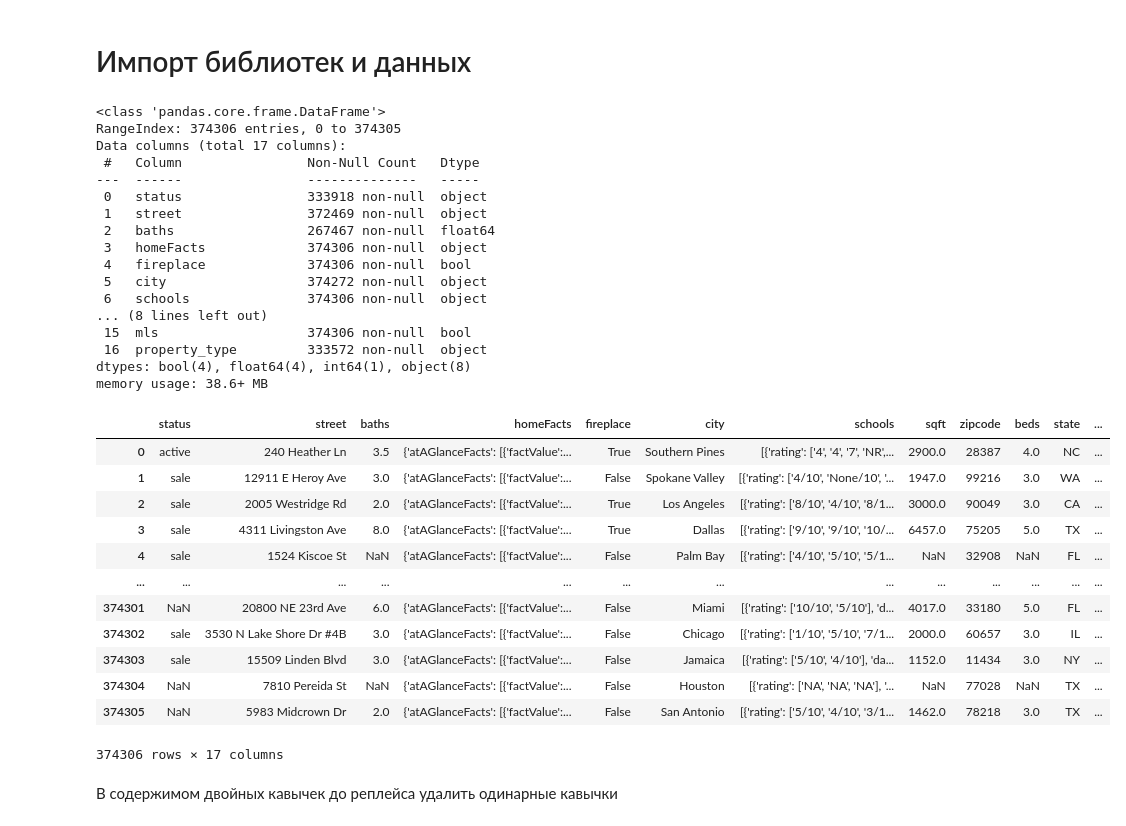
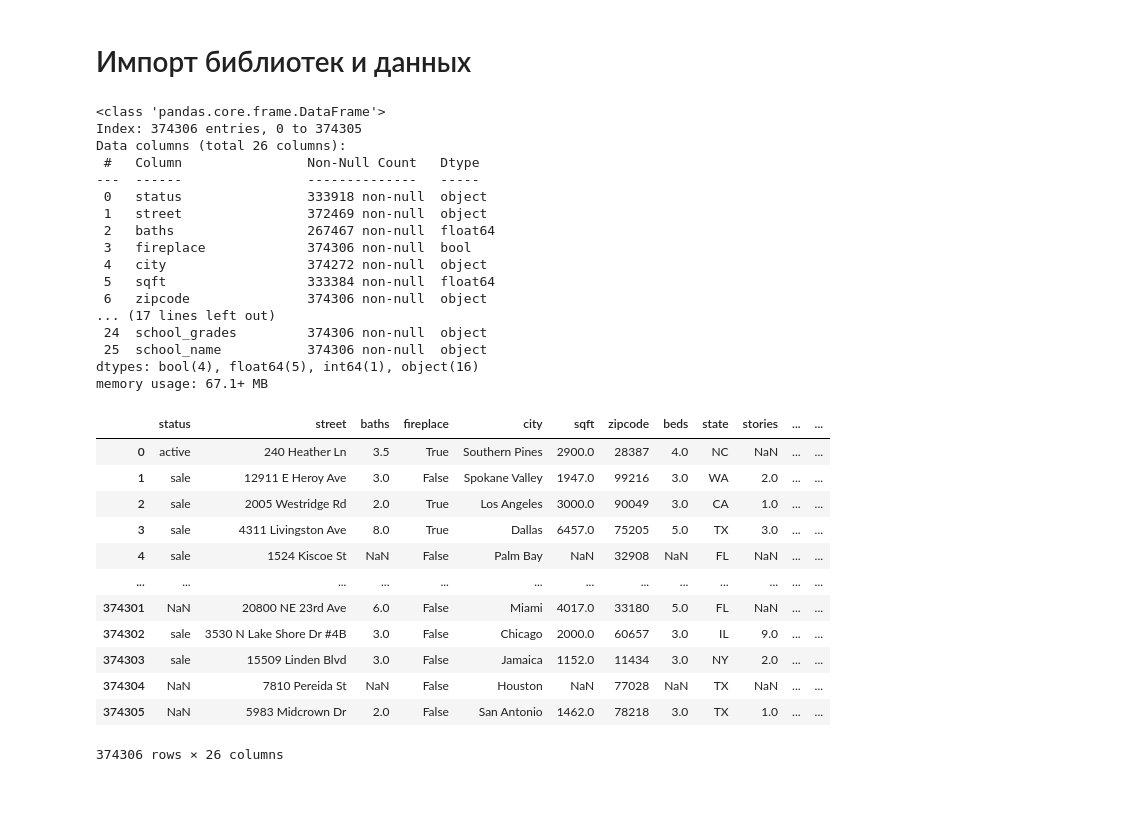
Before and after one commit to mvulf/housing_cost, a Jupyter notebook: notebooks/2.0-mv-eda.ipynb, the cells around one changed output. Saved outputs shown, nothing was run; the diff lists cells and outputs as text; code cells hidden in the pictures; blank space fills up the shorter version.

Commit message:
[ADD] homeFacts and schools props to 1.0_first_process.csv

```diff
--- a/notebooks/2.0-mv-eda.ipynb
+++ b/notebooks/2.0-mv-eda.ipynb
@@ -29,41 +29,40 @@ interim_data = Path(root_folder, 'data', 'interim', '1.0_first_process.csv')
 # %%
 df = pd.read_csv(
     interim_data,
     index_col=0
 )
-df = df.reset_index(drop=True)
+# IMPORTANT FOR FURTHER LIST ANALYSIS!
+df = build_features.get_df_with_lists(df)
 df.info()
 display(df)
 # %% [output]
 <class 'pandas.core.frame.DataFrame'>
-RangeIndex: 374306 entries, 0 to 374305
-Data columns (total 17 columns):
+Index: 374306 entries, 0 to 374305
+Data columns (total 26 columns):
  #   Column                Non-Null Count   Dtype
 ---  ------                --------------   -----
  0   status                333918 non-null  object
  1   street                372469 non-null  object
  2   baths                 267467 non-null  float64
- 3   homeFacts             374306 non-null  object
- 4   fireplace             374306 non-null  bool
- 5   city                  374272 non-null  object
- 6   schools               374306 non-null  object
-... (8 lines left out)
- 15  mls                   374306 non-null  bool
- 16  property_type         333572 non-null  object
-dtypes: bool(4), float64(4), int64(1), object(8)
-memory usage: 38.6+ MB
+ 3   fireplace             374306 non-null  bool
+ 4   city                  374272 non-null  object
+ 5   sqft                  333384 non-null  float64
+ 6   zipcode               374306 non-null  object
+... (17 lines left out)
+ 24  school_grades         374306 non-null  object
+ 25  school_name           374306 non-null  object
+dtypes: bool(4), float64(5), int64(1), object(16)
+memory usage: 67.1+ MB
-|  | status | street | baths | homeFacts | fireplace | city | schools | sqft | zipcode | beds | state | ... |
-| 0 | active | 240 Heather Ln | 3.5 | {'atAGlanceFacts': [{'factValue':... | True | Southern Pines | [{'rating': ['4', '4', '7', 'NR',... | 2900.0 | 28387 | 4.0 | NC | ... |
-| 1 | sale | 12911 E Heroy Ave | 3.0 | {'atAGlanceFacts': [{'factValue':... | False | Spokane Valley | [{'rating': ['4/10', 'None/10', '... | 1947.0 | 99216 | 3.0 | WA | ... |
-| 2 | sale | 2005 Westridge Rd | 2.0 | {'atAGlanceFacts': [{'factValue':... | True | Los Angeles | [{'rating': ['8/10', '4/10', '8/1... | 3000.0 | 90049 | 3.0 | CA | ... |
-| 3 | sale | 4311 Livingston Ave | 8.0 | {'atAGlanceFacts': [{'factValue':... | True | Dallas | [{'rating': ['9/10', '9/10', '10/... | 6457.0 | 75205 | 5.0 | TX | ... |
-| 4 | sale | 1524 Kiscoe St | NaN | {'atAGlanceFacts': [{'factValue':... | False | Palm Bay | [{'rating': ['4/10', '5/10', '5/1... | NaN | 32908 | NaN | FL | ... |
+|  | status | street | baths | fireplace | city | sqft | zipcode | beds | state | stories | ... | ... |
+| 0 | active | 240 Heather Ln | 3.5 | True | Southern Pines | 2900.0 | 28387 | 4.0 | NC | NaN | ... | ... |
+| 1 | sale | 12911 E Heroy Ave | 3.0 | False | Spokane Valley | 1947.0 | 99216 | 3.0 | WA | 2.0 | ... | ... |
+| 2 | sale | 2005 Westridge Rd | 2.0 | True | Los Angeles | 3000.0 | 90049 | 3.0 | CA | 1.0 | ... | ... |
+| 3 | sale | 4311 Livingston Ave | 8.0 | True | Dallas | 6457.0 | 75205 | 5.0 | TX | 3.0 | ... | ... |
+| 4 | sale | 1524 Kiscoe St | NaN | False | Palm Bay | NaN | 32908 | NaN | FL | NaN | ... | ... |
 | ... | ... | ... | ... | ... | ... | ... | ... | ... | ... | ... | ... | ... |
-| 374301 | NaN | 20800 NE 23rd Ave | 6.0 | {'atAGlanceFacts': [{'factValue':... | False | Miami | [{'rating': ['10/10', '5/10'], 'd... | 4017.0 | 33180 | 5.0 | FL | ... |
-| 374302 | sale | 3530 N Lake Shore Dr #4B | 3.0 | {'atAGlanceFacts': [{'factValue':... | False | Chicago | [{'rating': ['1/10', '5/10', '7/1... | 2000.0 | 60657 | 3.0 | IL | ... |
-| 374303 | sale | 15509 Linden Blvd | 3.0 | {'atAGlanceFacts': [{'factValue':... | False | Jamaica | [{'rating': ['5/10', '4/10'], 'da... | 1152.0 | 11434 | 3.0 | NY | ... |
-| 374304 | NaN | 7810 Pereida St | NaN | {'atAGlanceFacts': [{'factValue':... | False | Houston | [{'rating': ['NA', 'NA', 'NA'], '... | NaN | 77028 | NaN | TX | ... |
-| 374305 | NaN | 5983 Midcrown Dr | 2.0 | {'atAGlanceFacts': [{'factValue':... | False | San Antonio | [{'rating': ['5/10', '4/10', '3/1... | 1462.0 | 78218 | 3.0 | TX | ... |
+| 374301 | NaN | 20800 NE 23rd Ave | 6.0 | False | Miami | 4017.0 | 33180 | 5.0 | FL | NaN | ... | ... |
+| 374302 | sale | 3530 N Lake Shore Dr #4B | 3.0 | False | Chicago | 2000.0 | 60657 | 3.0 | IL | 9.0 | ... | ... |
+| 374303 | sale | 15509 Linden Blvd | 3.0 | False | Jamaica | 1152.0 | 11434 | 3.0 | NY | 2.0 | ... | ... |
+| 374304 | NaN | 7810 Pereida St | NaN | False | Houston | NaN | 77028 | NaN | TX | NaN | ... | ... |
+| 374305 | NaN | 5983 Midcrown Dr | 2.0 | False | San Antonio | 1462.0 | 78218 | 3.0 | TX | 1.0 | ... | ... |
-374306 rows × 17 columns
+374306 rows × 26 columns
-# %% [markdown]
-В содержимом двойных кавычек до реплейса удалить одинарные кавычки
```
Also changed, not shown: parts of 11 cells of this notebook, 4 other files.
